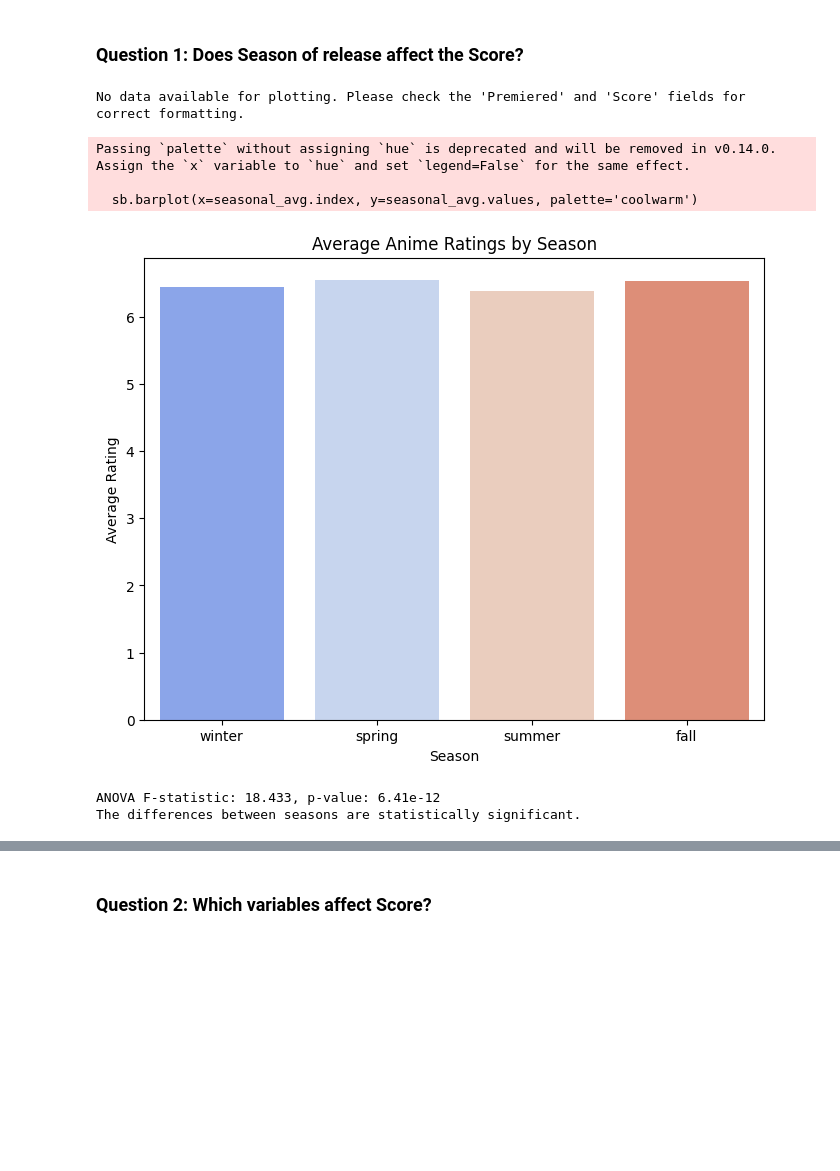
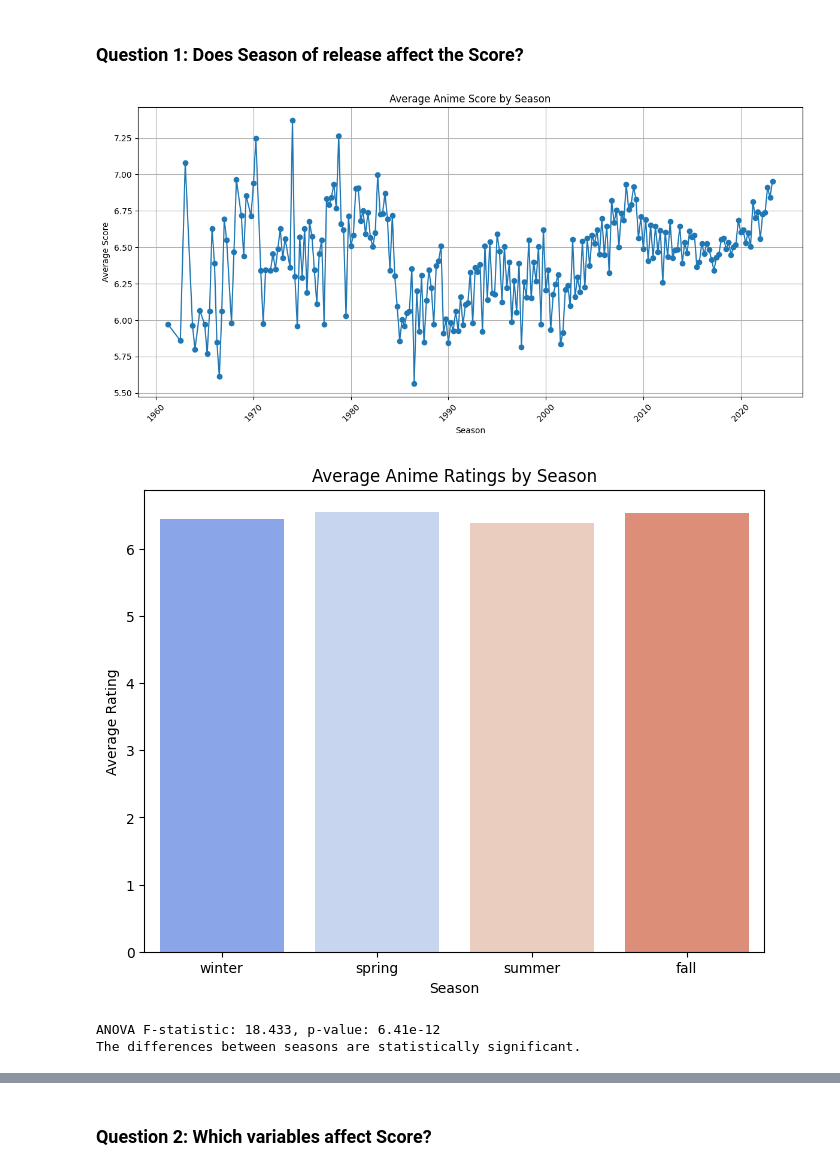
Before and after one commit to agentyk/SC1015_FEL1_Group2, a Jupyter notebook: SC1015_FEL1_Group2.ipynb, the cells around one changed output, grey strips where cells are left out. Cells and saved outputs as stored; diff of their text form; code cells hidden in the pictures; blank space fills up the shorter version.

```diff
--- a/SC1015_FEL1_Group2.ipynb
+++ b/SC1015_FEL1_Group2.ipynb
@@ -478,6 +464,6 @@ anime_cleaned_df.describe()
 # %% [markdown]
 ### Cleaning - "English name" Column
 # %%
-# 'English name' values which are either 'UNKNOWN' or duplicate of 'Name' values are replaced with 'None'
-anime_cleaned_df['English name'] = anime_cleaned_df.apply(lambda row: None if row['English name'] == row['Name'] else row['English name'], axis=1)
-anime_cleaned_df['English name'].replace("UNKNOWN", None, inplace=True)
+# 'English name' values which are either 'UNKNOWN' or duplicate of 'Name' values are replaced with 0
+anime_cleaned_df['English name'] = anime_cleaned_df.apply(lambda row: 0 if row['English name'] == row['Name'] else row['English name'], axis=1)
+anime_cleaned_df['English name'].replace("UNKNOWN", 0, inplace=True)
@@ -593,6 +658,9 @@ anime_copy[['Season', 'Year']] = anime_copy['Premiered'].apply(
 
 # Drop rows with missing or NaN values in 'Score', 'Season', or 'Year' in the copy
 anime_copy = anime_copy.dropna(subset=['Score', 'Season', 'Year'])
+
+# Required for to pd._datetime to work correctly later
+anime_copy['Year'] = anime_copy['Year'].astype('Int64')
 
 # Group by Year and Season, then calculate the average score for each season in the copy
 seasonal_avg_scores = (
@@ -638,40 +706,37 @@ else:
     plt.show()
 
 # Group by season, ignoring the year, and calculate the average score in the copy
 seasonal_avg = anime_copy.groupby('Season')['Score'].mean().reindex(['winter', 'spring', 'summer', 'fall'])
 
 # Plot the bar chart
 plt.figure(figsize=(8, 6))
-sb.barplot(x=seasonal_avg.index, y=seasonal_avg.values, palette='coolwarm')
+sb.barplot(x=seasonal_avg.index, y=seasonal_avg.values,legend=False , palette='coolwarm', hue=seasonal_avg.index)
 plt.title('Average Anime Ratings by Season')
 plt.xlabel('Season')
 plt.ylabel('Average Rating')
 plt.show()
 
 # Prepare data for ANOVA from the copy
 winter_ratings = anime_copy[anime_copy['Season'] == 'winter']['Score']
 spring_ratings = anime_copy[anime_copy['Season'] == 'spring']['Score']
 summer_ratings = anime_copy[anime_copy['Season'] == 'summer']['Score']
 fall_ratings = anime_copy[anime_copy['Season'] == 'fall']['Score']
 
 # Perform one-way ANOVA
 f_stat, p_value = stats.f_oneway(winter_ratings, spring_ratings, summer_ratings, fall_ratings)
 
 # Output the results
 print(f"ANOVA F-statistic: {f_stat:.3f}, p-value: {p_value:.2e}")
 if p_value < 0.05:
     print("The differences between seasons are statistically significant.")
 else:
     print("No significant difference between seasons.")
 
 del (anime_copy)
 # %% [output]
+[figure, new version]
+[figure, added]
-No data available for plotting. Please check the 'Premiered' and 'Score' fields for correct formatting.
+ANOVA F-statistic: 18.433, p-value: 6.41e-12
+The differences between seasons are statistically significant.
-Passing `palette` without assigning `hue` is deprecated and will be removed in v0.14.0. Assign the `x` variable to `hue` and set `legend=False` for the same effect.
-
-  sb.barplot(x=seasonal_avg.index, y=seasonal_avg.values, palette='coolwarm')
-[figure, old version]
-ANOVA F-statistic: 18.433, p-value: 6.41e-12
-The differences between seasons are statistically significant.
 # %%
 print(anime_cleaned_df.columns)
```
Also changed, not shown: parts of 7 cells of this notebook.
